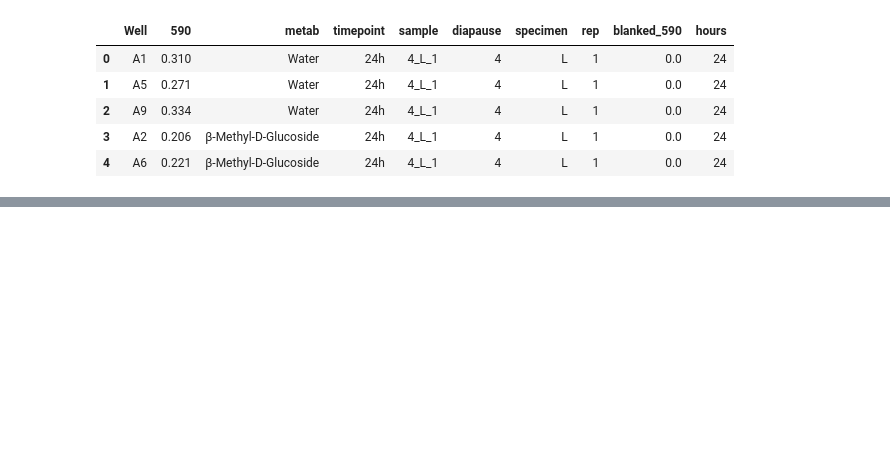
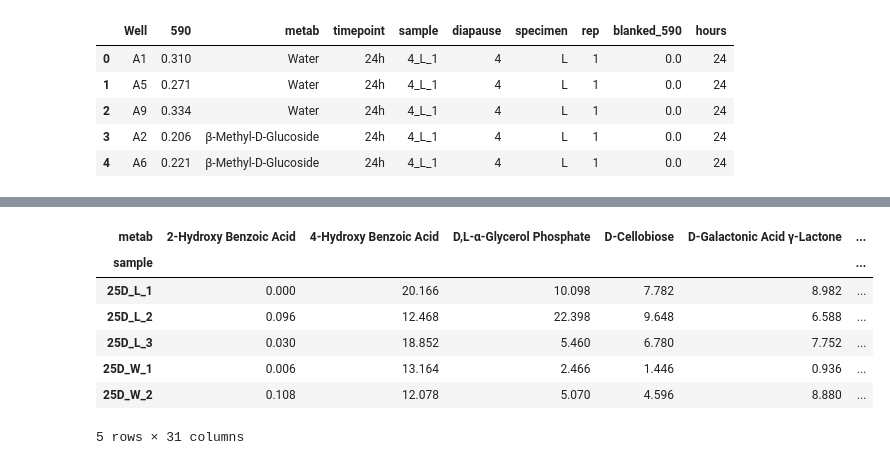
Before and after one commit to dhonson-lncrna/ecoPlateAnalysis, a Jupyter notebook: exnotebook.ipynb, the cells around one changed output, grey strips where cells are left out. Saved outputs shown, nothing was run; the diff lists cells and outputs as text; code cells hidden in the pictures; blank space fills up the shorter version.

```diff
--- a/exnotebook.ipynb
+++ b/exnotebook.ipynb
@@ -556,3 +556,21 @@ int_df.head()
+# %%
+cols = 'metab'
+index= 'sample'
+keep = [cols,index,'trapezoid_integration']
+df = int_df.loc[:,keep]
+df = df.pivot(columns=cols,index=index,values='trapezoid_integration')
+df = df.drop('Water',axis=1)
+# %%
+df.head()
+# %% [output]
+| metab | 2-Hydroxy Benzoic Acid | 4-Hydroxy Benzoic Acid | D,L-α-Glycerol Phosphate | D-Cellobiose | D-Galactonic Acid γ-Lactone | ... |
+| sample |  |  |  |  |  | ... |
+| 25D_L_1 | 0.000 | 20.166 | 10.098 | 7.782 | 8.982 | ... |
+| 25D_L_2 | 0.096 | 12.468 | 22.398 | 9.648 | 6.588 | ... |
+| 25D_L_3 | 0.030 | 18.852 | 5.460 | 6.780 | 7.752 | ... |
+| 25D_W_1 | 0.006 | 13.164 | 2.466 | 1.446 | 0.936 | ... |
+| 25D_W_2 | 0.108 | 12.078 | 5.070 | 4.596 | 8.880 | ... |
+5 rows × 31 columns
 # %%
 result_df, pca, loadings = metabolite_pca(int_df)
 # %% [output]
```
Also changed, not shown: parts of 7 cells of this notebook, 14 other files.
